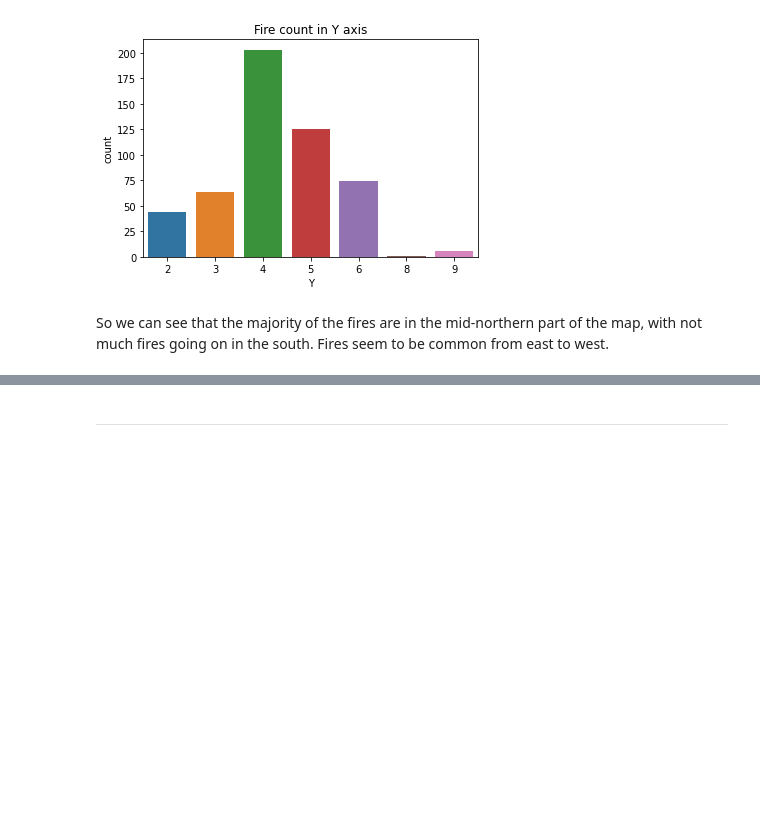
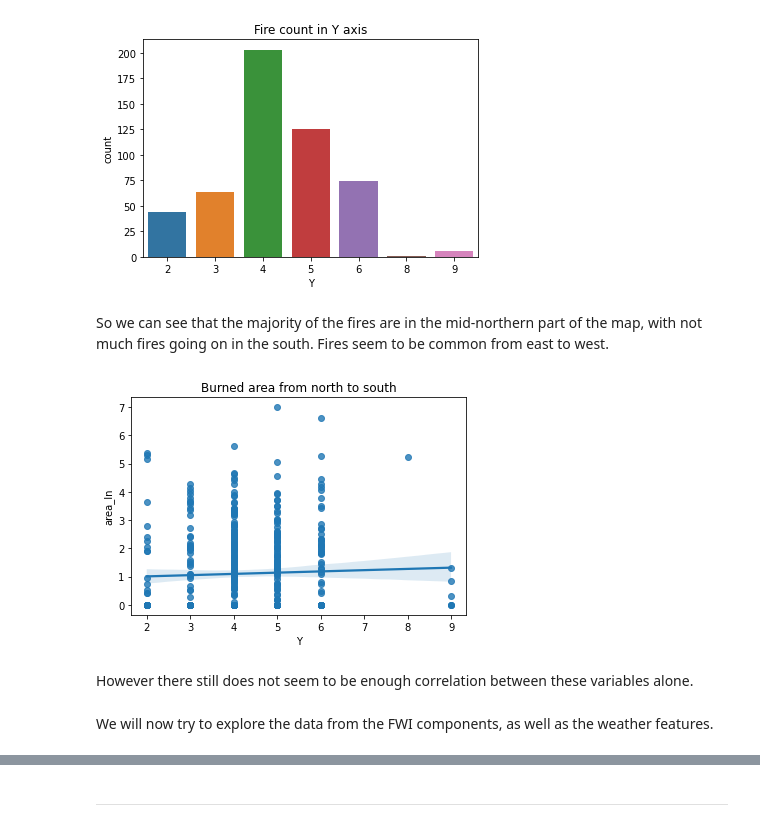
Before and after one commit to alex-fddz/forest-fires, a Jupyter notebook: project.ipynb, the cells around one changed output, grey strips where cells are left out. Cells and saved outputs as stored; diff of their text form; code cells hidden in the pictures; blank space fills up the shorter version.

```diff
--- a/project.ipynb
+++ b/project.ipynb
@@ -283,3 +285,11 @@ sns.countplot(x="Y", data=df, orient='h'
 [figure]
 # %% [markdown]
 So we can see that the majority of the fires are in the mid-northern part of the map, with not much fires going on in the south. Fires seem to be common from east to west.
+# %%
+sns.regplot(x='Y', y='area_ln', data=df).set_title("Burned area from north to south");
+# %% [output]
+[figure, added]
+# %% [markdown]
+However there still does not seem to be enough correlation between these variables alone.
+# %% [markdown]
+We will now try to explore the data from the FWI components, as well as the weather features.
```
Also changed, not shown: parts of 11 cells of this notebook.
